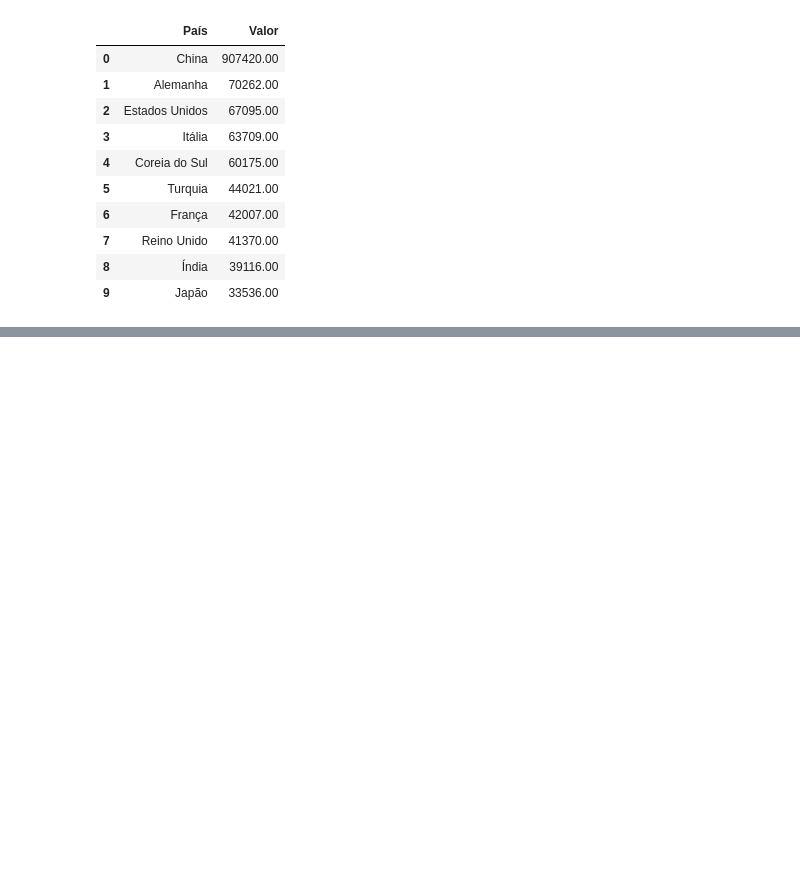
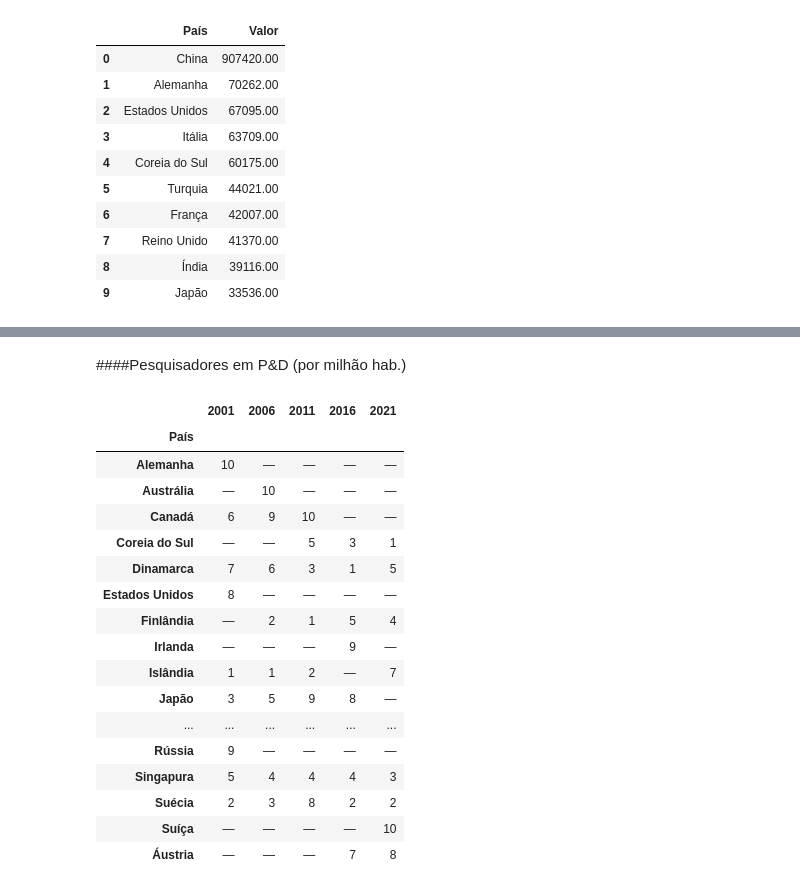
Before and after one commit to Gabriel-Roledo-ds/Analise-dos-top-10-paises-em-Inovacao-Tecnologica, a Jupyter notebook: indicadores_de_inovação_tecnologica.ipynb, the cells around one changed output, grey strips where cells are left out. Drawn from its saved outputs; the diff is of its cells as text; code cells hidden in the pictures; blank space fills up the shorter version.

```diff
--- a/indicadores_de_inovação_tecnologica.ipynb
+++ b/indicadores_de_inovação_tecnologica.ipynb
@@ -1262,0 +1362,4 @@ indicadores da WIPO, e vale verificar sua posição exata (fora do Top 10) na Fa
+# %%
+for indicador in indicadores_com_anos:
+    resumo_evolucao_top10(top10_evolucao, indicador)
+    print()
@@ -1262,0 +1461,9 @@ indicadores da WIPO, e vale verificar sua posição exata (fora do Top 10) na Fa
+# %%
+matrizes_top10 = {}
+
+for indicador in indicadores_com_anos:
+    matrizes_top10[indicador] = matriz_posicao_top10(top10_evolucao, indicador)
+
+# Confirma que gerou as 7 matrizes
+for indicador, matriz in matrizes_top10.items():
+    print(f"{indicador}: {matriz.shape[0]} países distintos ao longo dos 5 anos")
@@ -1262,0 +1506,23 @@ indicadores da WIPO, e vale verificar sua posição exata (fora do Top 10) na Fa
+# %% [markdown]
+####Pesquisadores em P&D (por milhão hab.)
+# %%
+matrizes_top10["Pesquisadores em P&D bm (por milhão hab.)"]
+# %% [output]
+|  | 2001 | 2006 | 2011 | 2016 | 2021 |
+| País |  |  |  |  |  |
+| Alemanha | 10 | — | — | — | — |
+| Austrália | — | 10 | — | — | — |
+| Canadá | 6 | 9 | 10 | — | — |
+| Coreia do Sul | — | — | 5 | 3 | 1 |
+| Dinamarca | 7 | 6 | 3 | 1 | 5 |
+| Estados Unidos | 8 | — | — | — | — |
+| Finlândia | — | 2 | 1 | 5 | 4 |
+| Irlanda | — | — | — | 9 | — |
+| Islândia | 1 | 1 | 2 | — | 7 |
+| Japão | 3 | 5 | 9 | 8 | — |
+| ... | ... | ... | ... | ... | ... |
+| Rússia | 9 | — | — | — | — |
+| Singapura | 5 | 4 | 4 | 4 | 3 |
+| Suécia | 2 | 3 | 8 | 2 | 2 |
+| Suíça | — | — | — | — | 10 |
+| Áustria | — | — | — | 7 | 8 |
```
Also changed, not shown: parts of 69 cells of this notebook.
